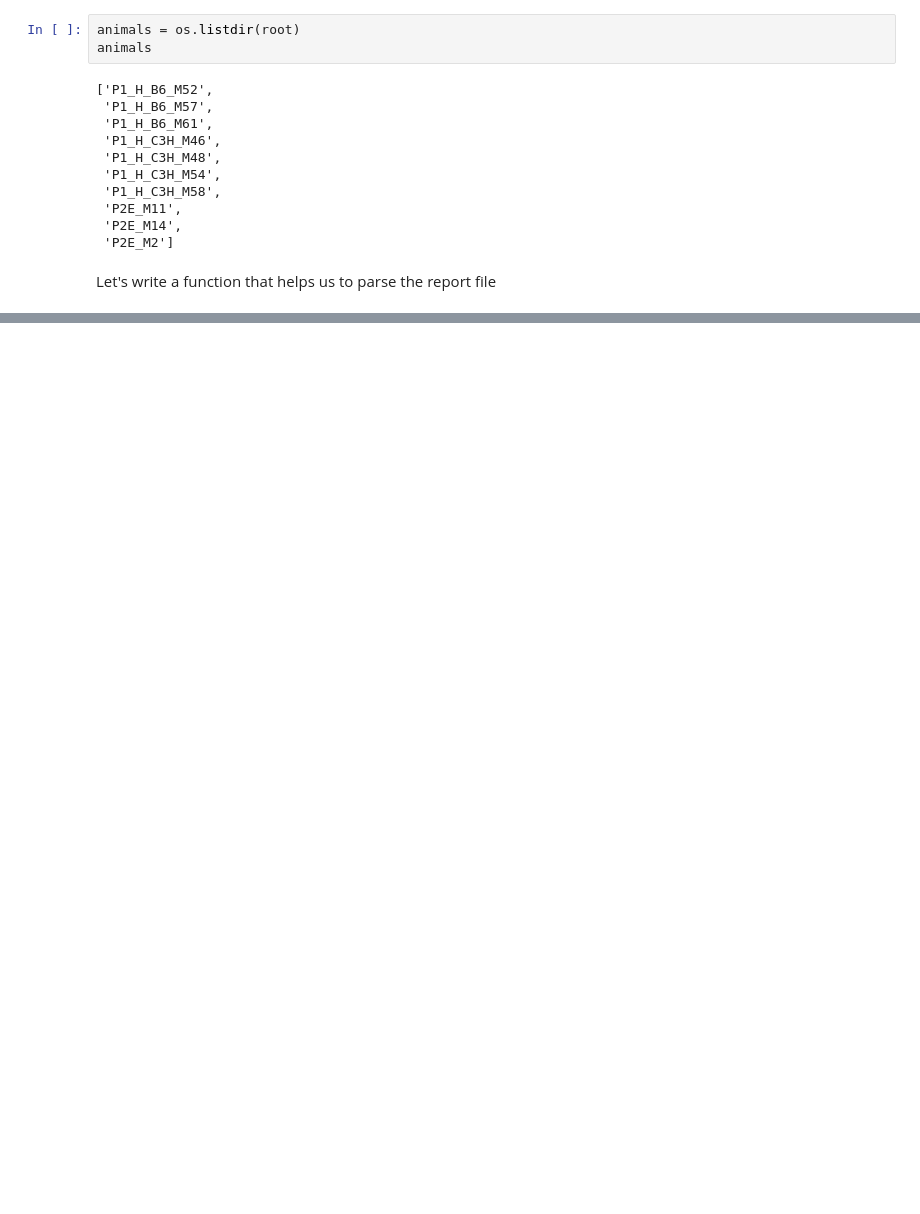
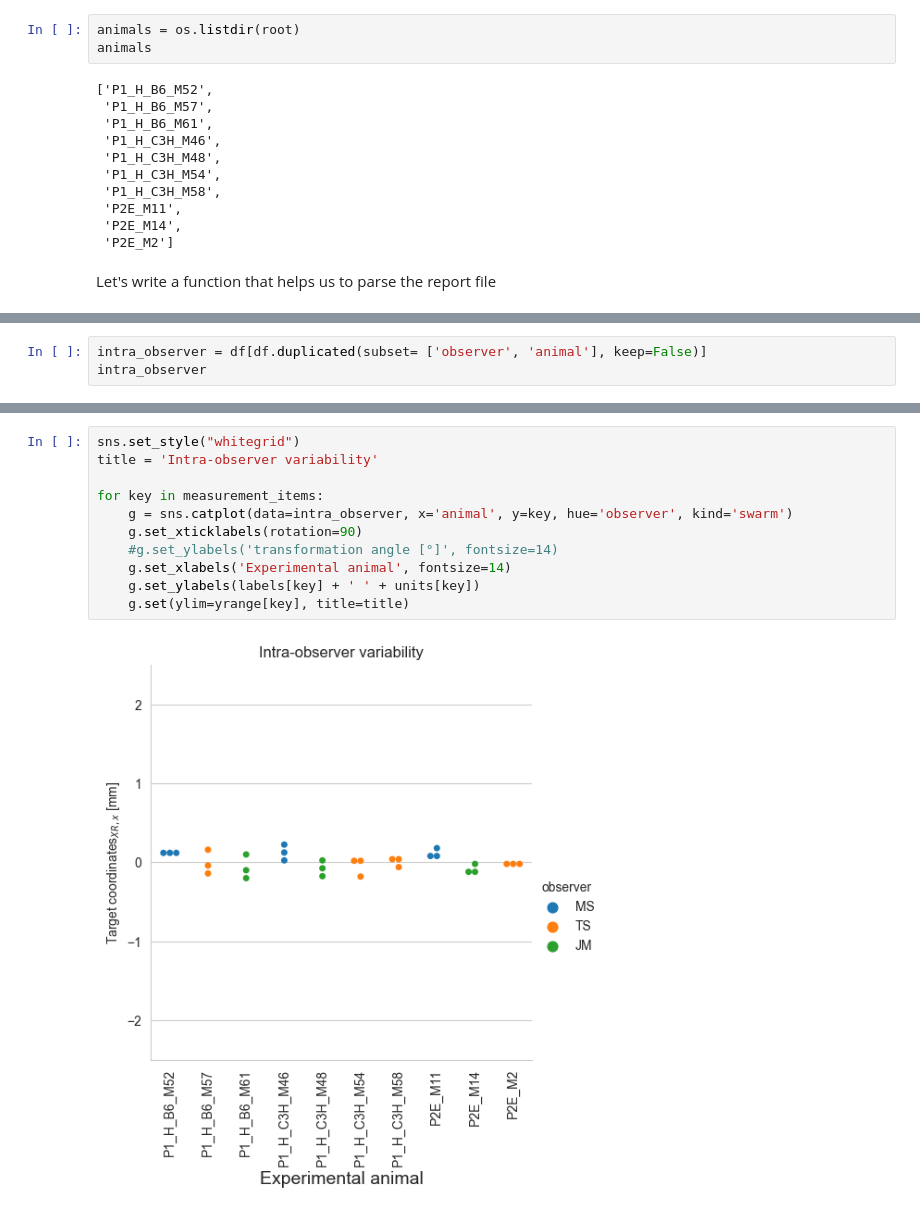
Before and after one commit to jo-mueller/radiographic_workflow_evaluation, a Jupyter notebook: Evaluate_observer_variations.ipynb, the cells around one changed output, grey strips where cells are left out. Drawn from its saved outputs; the diff is of its cells as text; blank space fills up the shorter version.

```diff
--- a/Evaluate_observer_variations.ipynb
+++ b/Evaluate_observer_variations.ipynb
@@ -178,0 +212,3 @@ for key in measurement_items:
+# %%
+intra_observer = df[df.duplicated(subset= ['observer', 'animal'], keep=False)]
+intra_observer
@@ -178,0 +233,13 @@ for key in measurement_items:
+# %%
+sns.set_style("whitegrid")
+title = 'Intra-observer variability'
+
+for key in measurement_items:
+    g = sns.catplot(data=intra_observer, x='animal', y=key, hue='observer', kind='swarm')
+    g.set_xticklabels(rotation=90)
+    #g.set_ylabels('transformation angle [°]', fontsize=14)
+    g.set_xlabels('Experimental animal', fontsize=14)
+    g.set_ylabels(labels[key] + ' ' + units[key])
+    g.set(ylim=yrange[key], title=title)
+# %% [output]
+[figure, added]
```
Also changed, not shown: parts of 22 cells of this notebook.
